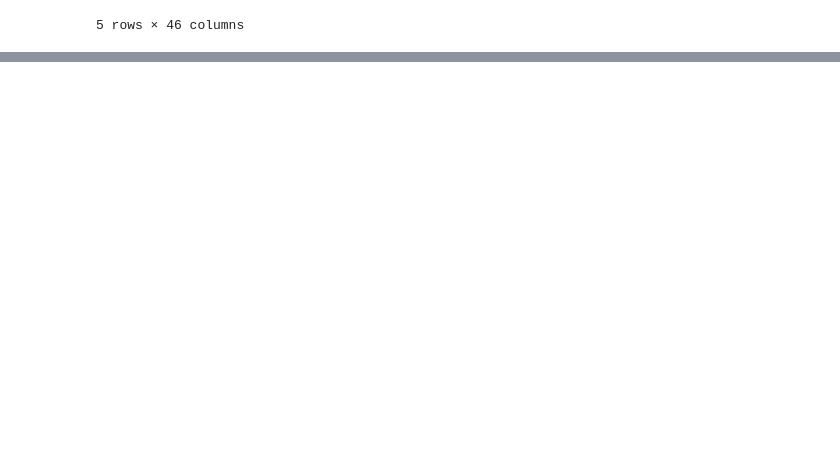
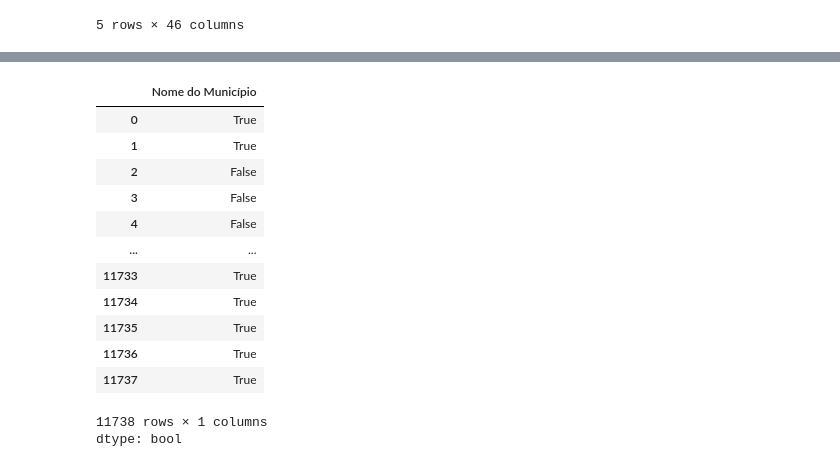
Before and after one commit to Reginajose/C-digos-do-amanh-how-, a Jupyter notebook: Untitled13.ipynb, the cells around one changed output, grey strips where cells are left out. Cells and saved outputs as stored; diff of their text form; code cells hidden in the pictures; blank space fills up the shorter version.

```diff
--- a/Untitled13.ipynb
+++ b/Untitled13.ipynb
@@ -18,0 +60,17 @@ Saving IDEB_ensino_medio_municipios_2023.xlsx to IDEB_ensino_medio_municipios_20
+# %%
+df['Nome do Município'].isnull()
+# %% [output]
+|  | Nome do Município |
+| 0 | True |
+| 1 | True |
+| 2 | False |
+| 3 | False |
+| 4 | False |
+| ... | ... |
+| 11733 | True |
+| 11734 | True |
+| 11735 | True |
+| 11736 | True |
+| 11737 | True |
+11738 rows × 1 columns
+dtype: bool
```
Also changed, not shown: parts of 4 cells of this notebook.
